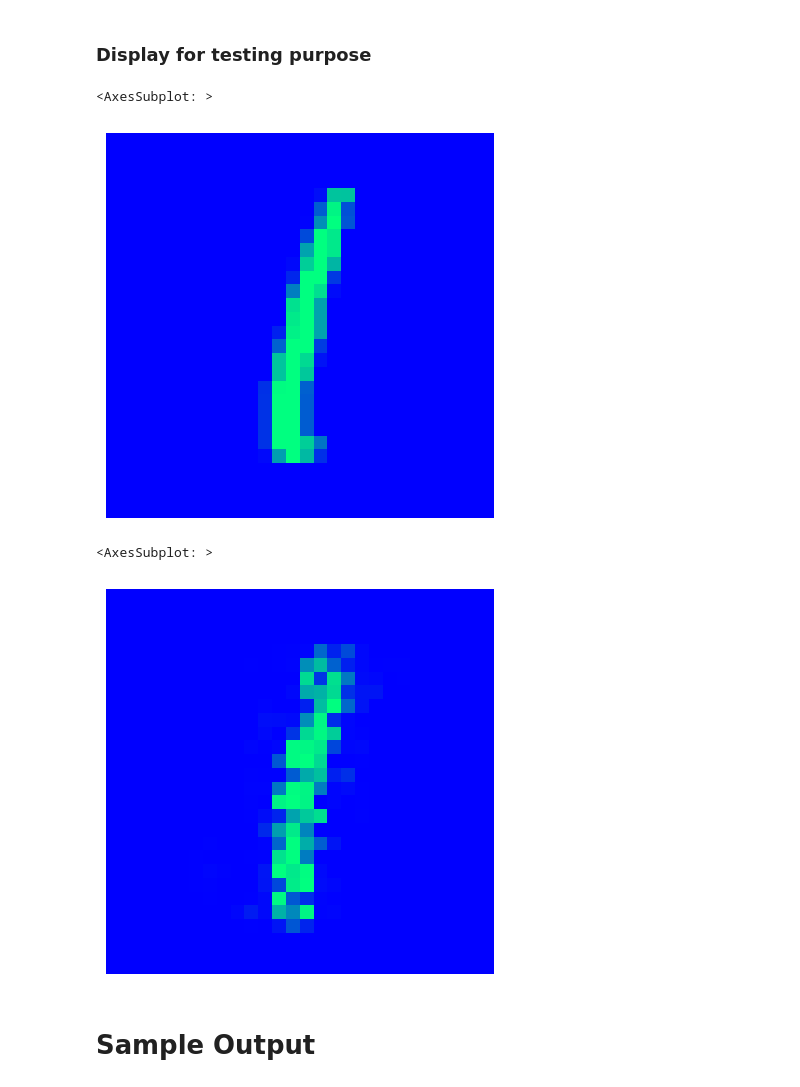
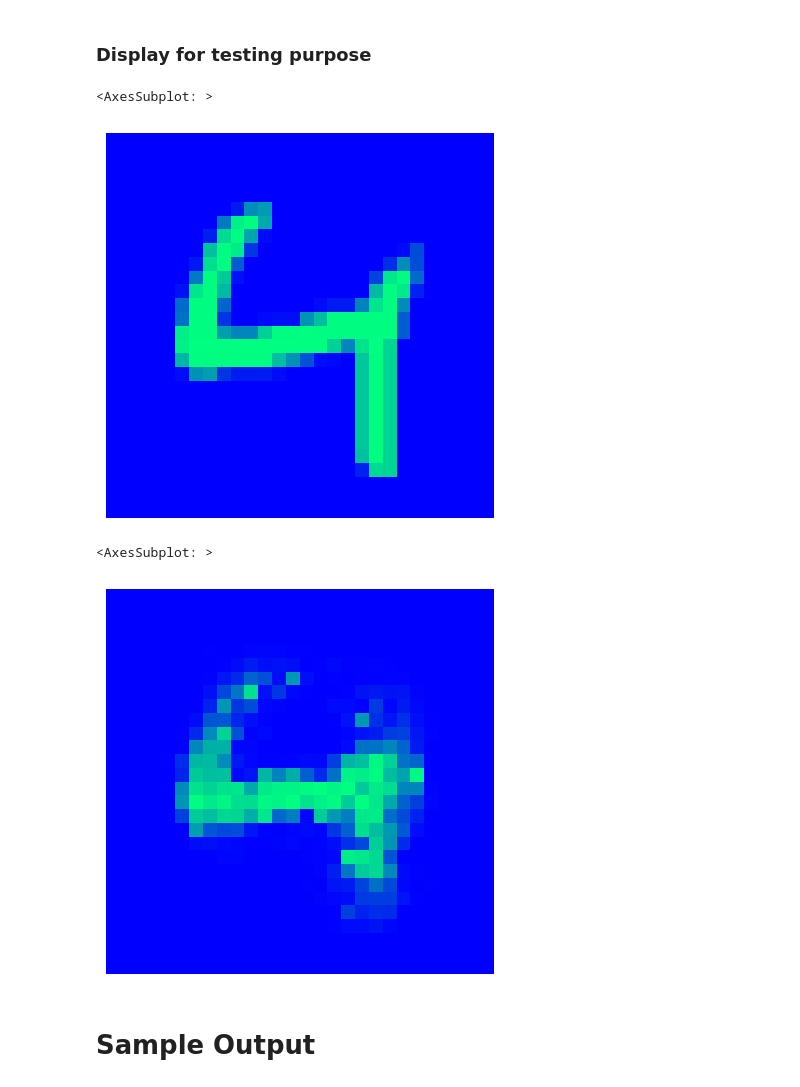
Before and after one commit to jacklvd/intelligent_sys, a Jupyter notebook: HW3/src/autoencoder.ipynb, the cells around one changed output. Saved outputs shown, nothing was run; the diff lists cells and outputs as text; code cells hidden in the pictures.

```diff
--- a/HW3/src/autoencoder.ipynb
+++ b/HW3/src/autoencoder.ipynb
@@ -40,7 +40,7 @@ array([1, 3, 1, ..., 0, 4, 7])
 # Neural Network class (Autoencoder)
 # %%
 warnings.filterwarnings('ignore')
-EPOCHS = 1000
+EPOCHS = 1100
 hidden_neurons = 180
 # %%
 class NeuralNetwork():
@@ -55,11 +55,13 @@ class NeuralNetwork():
         self.epochs = epochs
         self.high = high
         self.low = low
-        self.b = 1
+        # self.b = 1
+        self.b1 = 1
         self.y_hat = OrderedDict()
         self.w1 = np.random.randn(self.hidden_nn[0], self.input_nn) * np.sqrt(1 / (self.input_nn + self.hidden_nn[0]))
         if hidden_layers < 2:
             self.w2 = np.random.randn(self.output_nn, self.hidden_nn[0]) * np.sqrt(1 / (self.output_nn + self.hidden_nn[0]))
+            self.b2 = 1
         else:
             self.w_dict = dict()
             for i in range(self.hidden_layers):
@@ -85,10 +87,10 @@ class NeuralNetwork():
 
 
     def forward_prop(self, input_ds):
-        self.s1 = np.dot(input_ds, self.w1.T) + self.b
+        self.s1 = np.dot(input_ds, self.w1.T) + self.b1
         self.y_hat1 = self.sigmoid(self.s1)
         if self.hidden_layers < 2:
-            self.s2 = np.dot(self.y_hat1, self.w2.T) + self.b # net input
+            self.s2 = np.dot(self.y_hat1, self.w2.T) + self.b2 # net input
             self.y_hat2 = self.sigmoid(self.s2) # activation function for the output layer.
         else:
             self.s2 = np.dot(self.y_hat1, self.w_dict['w2'].T) + self.b # net input
@@ -111,7 +113,7 @@ class NeuralNetwork():
 
 
     def backward_prop(self, x, epochs):
-
+        m,n = x.shape
         if self.hidden_layers < 2:
             self.theta(self.y_hat2)
             self.output_errors = x - self.y_hat2
@@ -124,8 +126,8 @@ class NeuralNetwork():
             # print(temp.shape)
             self.d_hidden = self.deri_sigmoid(self.y_hat1) * np.dot(self.d_output, self.w2)
             # print(self.y_hat1.shape)
-            delta_w_2 = self.learning_rate * np.dot(np.transpose(self.y_hat1), self.d_output)
-            delta_w_1 = self.learning_rate * np.dot(np.transpose(x), self.d_hidden)
+            delta_w_2 = self.learning_rate * np.dot(self.y_hat1.T, self.d_output) # Weights change for the second layer (hidden - output)
+            delta_w_1 = self.learning_rate * np.dot(x.T, self.d_hidden) # Weights change for the first layer (input - hidden)
 
 
             if (epochs > 1):
@@ -136,6 +138,27 @@ class NeuralNetwork():
 
             self.pre_delta_w_2 = delta_w_2 # update of weights change
             self.pre_delta_w_1 = delta_w_1 # update of weights change
+
+            # delta_b1 = 1 / m * np.sum(self.d_hidden) * self.learning_rate
+            # delta_b2 = 1 / m * np.sum(self.output_errors) * self.learning_rate
+
+            # delta_b1 = np.sum(self.d_hidden) * self.learning_rate
+            # delta_b2 = np.sum(self.d_output) * self.learning_rate
+
+            # if epochs > 1: #run after epoch = 1
+            #     deltaw2 += (self.alpha * self.pre_deltaw2)
+            #     deltaw1 += (self.alpha * self.pre_deltaw1)
+            #     delta_b2 += (self.alpha * self.pre_delta_b2)
+            #     delta_b1 += (self.alpha * self.pre_delta_b1)
+            #     self.w2 += deltaw2.T # for (hidden - output)
+            #     self.w1 += deltaw1.T # for (input - output)
+            #     # self.b1 += delta_b1
+            #     # self.b2 += delta_b2
+
+            # self.pre_deltaw2 = deltaw2 # update of weights change
+            # self.pre_deltaw1 = deltaw1
+            # # self.pre_delta_b2 = delta_b2 # update of bias change
+            # # self.pre_delta_b1 = delta_b1
 
         else:
             w_key = ['w' + str(i + 2) for i in range(self.hidden_layers)]
@@ -220,17 +243,17 @@ Error fraction: 59.946474614227974
 ### Display for testing purpose
 # %%
 fig, ax = plt.subplots(1, 1, figsize=(5,5))
-sns.heatmap(x_train[2399].reshape(28, 28).T, ax=ax, vmin=0, vmax=1, cmap='winter', xticklabels=False, yticklabels=False, cbar=False)
+sns.heatmap(x_train[2499].reshape(28, 28).T, ax=ax, vmin=0, vmax=1, cmap='winter', xticklabels=False, yticklabels=False, cbar=False)
 # %% [output]
 <AxesSubplot: >
-[figure, old version]
+[figure, new version]
 # %%
 nn.forward_prop(x_train)
 fig, ax = plt.subplots(1, 1, figsize=(5,5))
-sns.heatmap(nn.get_output()[2399].reshape(28, 28).T, ax=ax, vmin=0, vmax=1, cmap='winter', xticklabels=False, yticklabels=False, cbar=False)
+sns.heatmap(nn.get_output()[2499].reshape(28, 28).T, ax=ax, vmin=0, vmax=1, cmap='winter', xticklabels=False, yticklabels=False, cbar=False)
 # %% [output]
 <AxesSubplot: >
-[figure, old version]
+[figure, new version]
 # %% [markdown]
 # Sample Output
 # %%
```
Also changed, not shown: parts of 11 cells of this notebook, 13 other files.
